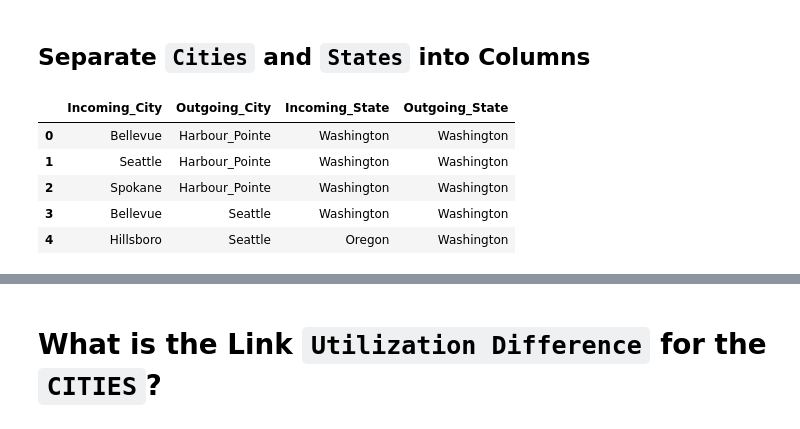
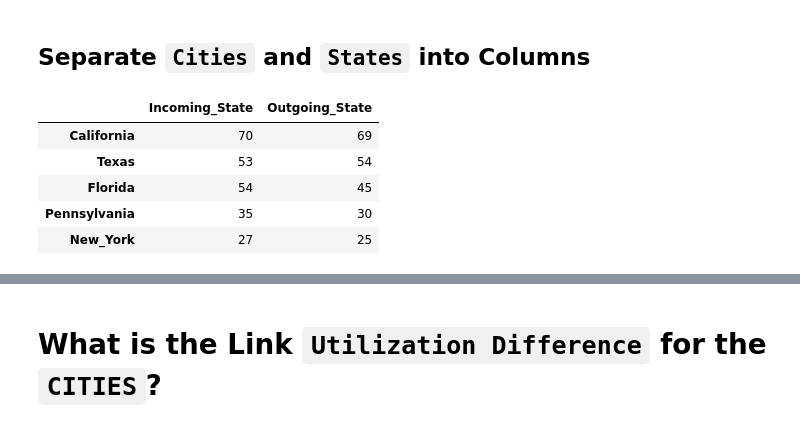
Before and after one commit to RichardAfolabi/Data_Analysis_with_Python, a Jupyter notebook: US long-haul fiber backbone/US_Telecoms_Infrastructures.ipynb, the cells around one changed output, grey strips where cells are left out. Saved outputs shown, nothing was run; the diff lists cells and outputs as text; code cells hidden in the pictures.

```diff
--- a/US long-haul fiber backbone/US_Telecoms_Infrastructures.ipynb
+++ b/US long-haul fiber backbone/US_Telecoms_Infrastructures.ipynb
@@ -416,27 +416,32 @@ dtype: int64
 # %%
 source_sink['Incoming_City'] = '';  source_sink['Outgoing_City'] = '';
 source_sink['Incoming_State'] = ''; source_sink['Outgoing_State'] = '';
 
 for ndx in source_sink.index:
     # Split both incoming and outgoing on colon to City and State
     incoming = source_sink.Incoming[ndx].split(';')
     outgoing = source_sink.Outgoing[ndx].split(';')
 
     # Populate the Incoming Cities
     source_sink['Incoming_City'].values[ndx] = incoming[0]
     source_sink['Outgoing_City'].values[ndx] = outgoing[0]
 
     # If the State is mising, use the City e.g. Washington DC
     source_sink['Incoming_State'].values[ndx] = incoming[1] if len(incoming) > 1 else incoming[0]
     source_sink['Outgoing_State'].values[ndx] = outgoing[1] if len(outgoing) > 1 else outgoing[0]
 
 # Form new dataframe
 new_source_sink = source_sink.drop(['Source_Index', 'Sink_Index', 'Incoming', 'Outgoing'], axis=1)
-new_source_sink.head()
+
+state_in_out_diff = pd.merge(pd.DataFrame(new_source_sink['Incoming_State'].value_counts()),
+                       pd.DataFrame(new_source_sink['Outgoing_State'].value_counts()),
+                       left_index=True, right_index=True)
+
+state_in_out_diff.head()
 # %% [output]
-|  | Incoming_City | Outgoing_City | Incoming_State | Outgoing_State |
-| 0 | Bellevue | Harbour_Pointe | Washington | Washington |
-| 1 | Seattle | Harbour_Pointe | Washington | Washington |
-| 2 | Spokane | Harbour_Pointe | Washington | Washington |
-| 3 | Bellevue | Seattle | Washington | Washington |
-| 4 | Hillsboro | Seattle | Oregon | Washington |
+|  | Incoming_State | Outgoing_State |
+| California | 70 | 69 |
+| Texas | 53 | 54 |
+| Florida | 54 | 45 |
+| Pennsylvania | 35 | 30 |
+| New_York | 27 | 25 |
```
Also changed, not shown: parts of 13 cells of this notebook.
